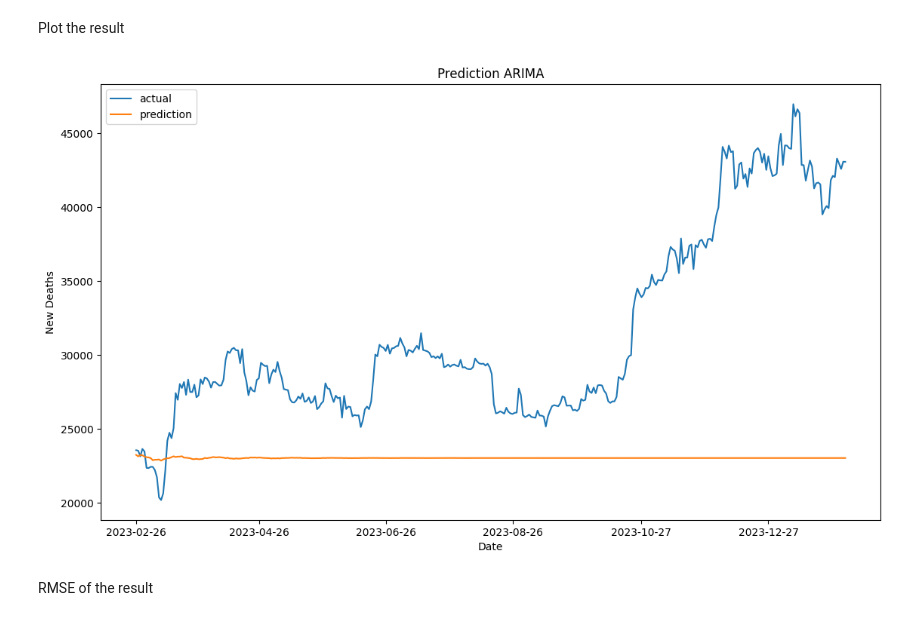
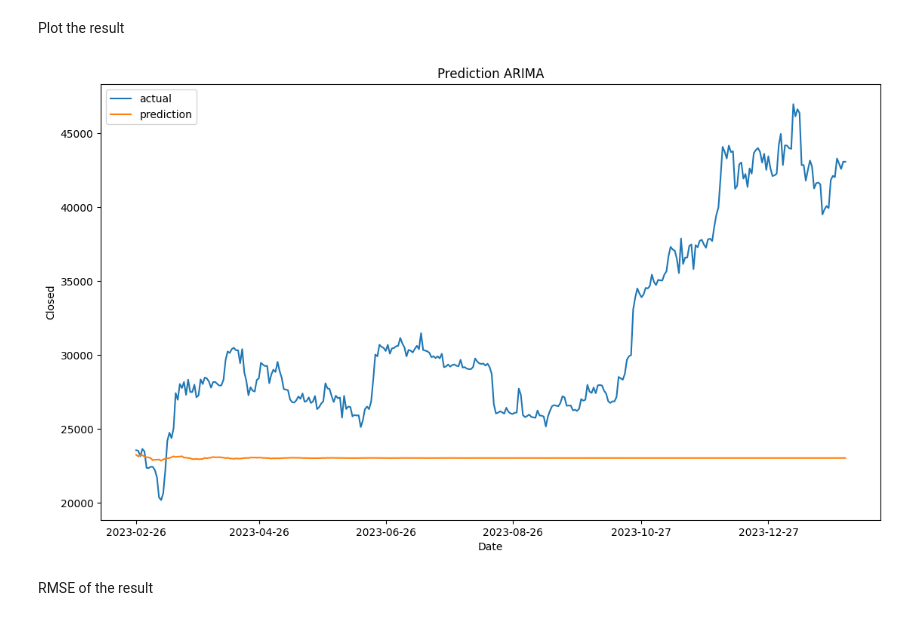
Before and after one commit to samuell07/timeseries-forecasting, a Jupyter notebook: btc/models/btc-arima.ipynb, the cells around one changed output. Saved outputs shown, nothing was run; the diff lists cells and outputs as text; code cells hidden in the pictures.

```diff
--- a/btc/models/btc-arima.ipynb
+++ b/btc/models/btc-arima.ipynb
@@ -83,19 +92,19 @@ Plot the result
 # %%
 start = len(train)
 end = len(train) + len(test) - 1
 pred = model.predict(start=start, end=end, typ="levels")
 
 fig, ax = plt.subplots(1, 1, figsize=(1280 / 96, 720 / 96))
 ax.plot(dates[int(data_length*train_split):], test[target_column].values, label="actual")
 ax.plot(dates[int(data_length*train_split):], list(pred), label="prediction")
 ax.set_title("Prediction ARIMA")
-ax.set_ylabel("New Deaths")
+ax.set_ylabel("Closed")
 ax.set_xlabel(date_column)
 ax.legend()
 ax.xaxis.set_major_locator(mdates.AutoDateLocator())
 plt.show()
 # %% [output]
-[figure, old version]
+[figure, new version]
 # %% [markdown]
 RMSE of the result
 # %%
```
Also changed, not shown: parts of 2 cells of this notebook, 10 other files.
